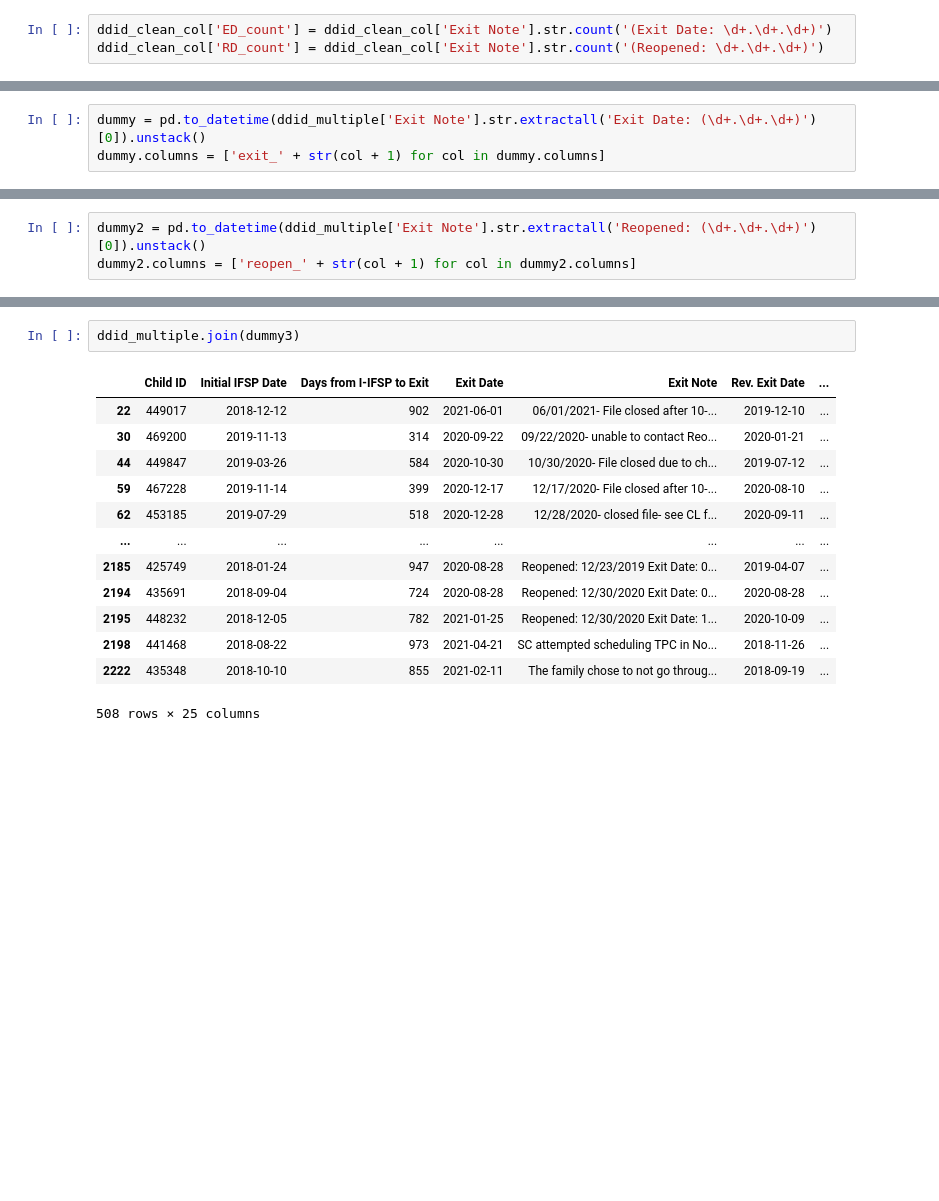
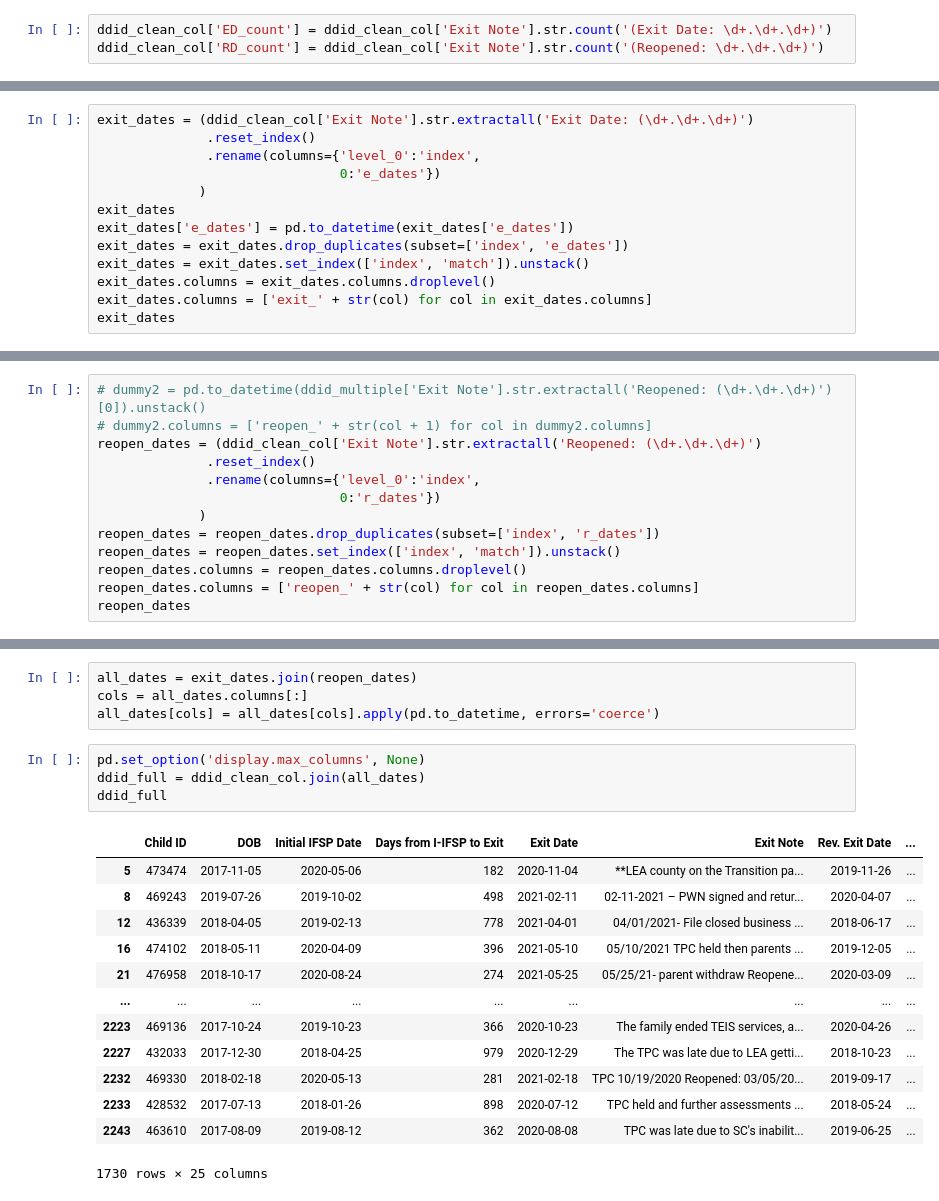
Before and after one commit to emmajordan19/ddid-rasberry-pi, a Jupyter notebook: RaspberryPi.ipynb, the cells around one changed output, grey strips where cells are left out. Cells and saved outputs as stored; diff of their text form; blank space fills up the shorter version.

```diff
--- a/RaspberryPi.ipynb
+++ b/RaspberryPi.ipynb
@@ -222,3 +97,13 @@ ddid_multiple
 # %%
-dummy = pd.to_datetime(ddid_multiple['Exit Note'].str.extractall('Exit Date: (\d+.\d+.\d+)')[0]).unstack()
-dummy.columns = ['exit_' + str(col + 1) for col in dummy.columns]
+exit_dates = (ddid_clean_col['Exit Note'].str.extractall('Exit Date: (\d+.\d+.\d+)')
+              .reset_index()
+              .rename(columns={'level_0':'index',
+                               0:'e_dates'})
+             )
+exit_dates
+exit_dates['e_dates'] = pd.to_datetime(exit_dates['e_dates'])
+exit_dates = exit_dates.drop_duplicates(subset=['index', 'e_dates'])
+exit_dates = exit_dates.set_index(['index', 'match']).unstack()
+exit_dates.columns = exit_dates.columns.droplevel()
+exit_dates.columns = ['exit_' + str(col) for col in exit_dates.columns]
+exit_dates
@@ -225,3 +125,13 @@ dummy.columns = ['exit_' + str(col + 1) for col in dummy.columns]
 # %%
-dummy2 = pd.to_datetime(ddid_multiple['Exit Note'].str.extractall('Reopened: (\d+.\d+.\d+)')[0]).unstack()
-dummy2.columns = ['reopen_' + str(col + 1) for col in dummy2.columns]
+# dummy2 = pd.to_datetime(ddid_multiple['Exit Note'].str.extractall('Reopened: (\d+.\d+.\d+)')[0]).unstack()
+# dummy2.columns = ['reopen_' + str(col + 1) for col in dummy2.columns]
+reopen_dates = (ddid_clean_col['Exit Note'].str.extractall('Reopened: (\d+.\d+.\d+)')
+              .reset_index()
+              .rename(columns={'level_0':'index',
+                               0:'r_dates'})
+             )
+reopen_dates = reopen_dates.drop_duplicates(subset=['index', 'r_dates'])
+reopen_dates = reopen_dates.set_index(['index', 'match']).unstack()
+reopen_dates.columns = reopen_dates.columns.droplevel()
+reopen_dates.columns = ['reopen_' + str(col) for col in reopen_dates.columns]
+reopen_dates
@@ -245,16 +153,22 @@ dummy3
-# %%
-ddid_multiple.join(dummy3)
-# %% [output]
-|  | Child ID | Initial IFSP Date | Days from I-IFSP to Exit | Exit Date | Exit Note | Rev. Exit Date | ... |
-| 22 | 449017 | 2018-12-12 | 902 | 2021-06-01 | 06/01/2021- File closed after 10-... | 2019-12-10 | ... |
-| 30 | 469200 | 2019-11-13 | 314 | 2020-09-22 | 09/22/2020- unable to contact Reo... | 2020-01-21 | ... |
-| 44 | 449847 | 2019-03-26 | 584 | 2020-10-30 | 10/30/2020- File closed due to ch... | 2019-07-12 | ... |
-| 59 | 467228 | 2019-11-14 | 399 | 2020-12-17 | 12/17/2020- File closed after 10-... | 2020-08-10 | ... |
-| 62 | 453185 | 2019-07-29 | 518 | 2020-12-28 | 12/28/2020- closed file- see CL f... | 2020-09-11 | ... |
-| ... | ... | ... | ... | ... | ... | ... | ... |
-| 2185 | 425749 | 2018-01-24 | 947 | 2020-08-28 | Reopened: 12/23/2019 Exit Date: 0... | 2019-04-07 | ... |
-| 2194 | 435691 | 2018-09-04 | 724 | 2020-08-28 | Reopened: 12/30/2020 Exit Date: 0... | 2020-08-28 | ... |
-| 2195 | 448232 | 2018-12-05 | 782 | 2021-01-25 | Reopened: 12/30/2020 Exit Date: 1... | 2020-10-09 | ... |
-| 2198 | 441468 | 2018-08-22 | 973 | 2021-04-21 | SC attempted scheduling TPC in No... | 2018-11-26 | ... |
-| 2222 | 435348 | 2018-10-10 | 855 | 2021-02-11 | The family chose to not go throug... | 2018-09-19 | ... |
-508 rows × 25 columns
+# %%
+all_dates = exit_dates.join(reopen_dates)
+cols = all_dates.columns[:]
+all_dates[cols] = all_dates[cols].apply(pd.to_datetime, errors='coerce')
+# %%
+pd.set_option('display.max_columns', None)
+ddid_full = ddid_clean_col.join(all_dates)
+ddid_full
+# %% [output]
+|  | Child ID | DOB | Initial IFSP Date | Days from I-IFSP to Exit | Exit Date | Exit Note | Rev. Exit Date | ... |
+| 5 | 473474 | 2017-11-05 | 2020-05-06 | 182 | 2020-11-04 | **LEA county on the Transition pa... | 2019-11-26 | ... |
+| 8 | 469243 | 2019-07-26 | 2019-10-02 | 498 | 2021-02-11 | 02-11-2021 – PWN signed and retur... | 2020-04-07 | ... |
+| 12 | 436339 | 2018-04-05 | 2019-02-13 | 778 | 2021-04-01 | 04/01/2021- File closed business ... | 2018-06-17 | ... |
+| 16 | 474102 | 2018-05-11 | 2020-04-09 | 396 | 2021-05-10 | 05/10/2021 TPC held then parents ... | 2019-12-05 | ... |
+| 21 | 476958 | 2018-10-17 | 2020-08-24 | 274 | 2021-05-25 | 05/25/21- parent withdraw Reopene... | 2020-03-09 | ... |
+| ... | ... | ... | ... | ... | ... | ... | ... | ... |
+| 2223 | 469136 | 2017-10-24 | 2019-10-23 | 366 | 2020-10-23 | The family ended TEIS services, a... | 2020-04-26 | ... |
+| 2227 | 432033 | 2017-12-30 | 2018-04-25 | 979 | 2020-12-29 | The TPC was late due to LEA getti... | 2018-10-23 | ... |
+| 2232 | 469330 | 2018-02-18 | 2020-05-13 | 281 | 2021-02-18 | TPC 10/19/2020 Reopened: 03/05/20... | 2019-09-17 | ... |
+| 2233 | 428532 | 2017-07-13 | 2018-01-26 | 898 | 2020-07-12 | TPC held and further assessments ... | 2018-05-24 | ... |
+| 2243 | 463610 | 2017-08-09 | 2019-08-12 | 362 | 2020-08-08 | TPC was late due to SC's inabilit... | 2019-06-25 | ... |
+1730 rows × 25 columns
```
Also changed, not shown: parts of 19 cells of this notebook.
